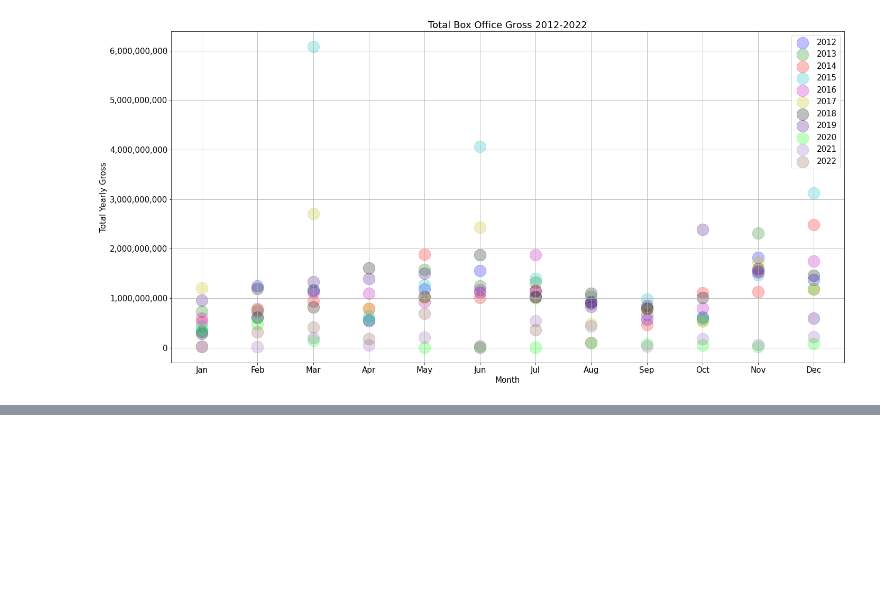
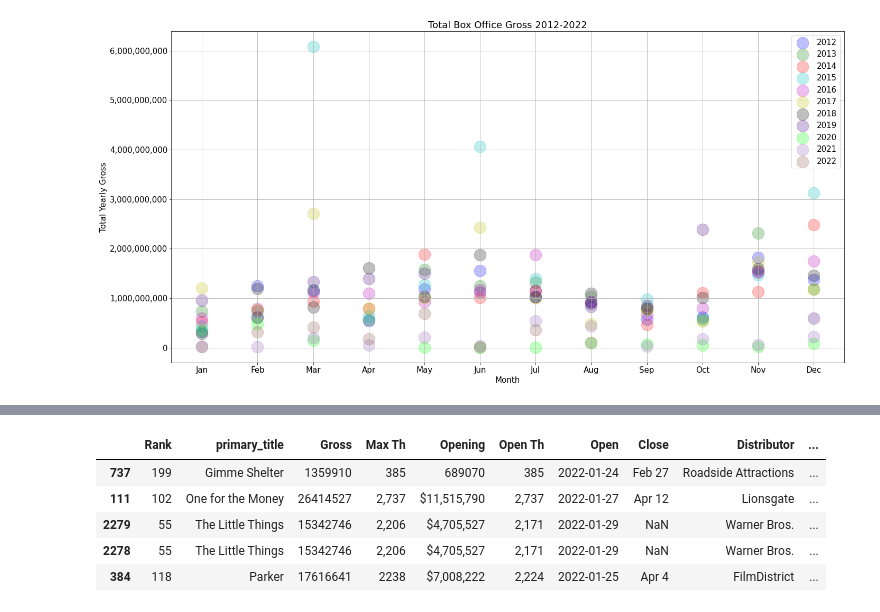
Before and after one commit to pedrov718/box_office_project, a Jupyter notebook: phase1_project.ipynb, the cells around one changed output, grey strips where cells are left out. Saved outputs shown, nothing was run; the diff lists cells and outputs as text; code cells hidden in the pictures; blank space fills up the shorter version.

```diff
--- a/phase1_project.ipynb
+++ b/phase1_project.ipynb
@@ -370,0 +351,9 @@ plt.show();
+# %%
+movies_clean.head()
+# %% [output]
+|  | Rank | primary_title | Gross | Max Th | Opening | Open Th | Open | Close | Distributor | ... |
+| 737 | 199 | Gimme Shelter | 1359910 | 385 | 689070 | 385 | 2022-01-24 | Feb 27 | Roadside Attractions | ... |
+| 111 | 102 | One for the Money | 26414527 | 2,737 | $11,515,790 | 2,737 | 2022-01-27 | Apr 12 | Lionsgate | ... |
+| 2279 | 55 | The Little Things | 15342746 | 2,206 | $4,705,527 | 2,171 | 2022-01-29 | NaN | Warner Bros. | ... |
+| 2278 | 55 | The Little Things | 15342746 | 2,206 | $4,705,527 | 2,171 | 2022-01-29 | NaN | Warner Bros. | ... |
+| 384 | 118 | Parker | 17616641 | 2238 | $7,008,222 | 2,224 | 2022-01-25 | Apr 4 | FilmDistrict | ... |
```
Also changed, not shown: parts of 12 cells of this notebook, 1 other file.
